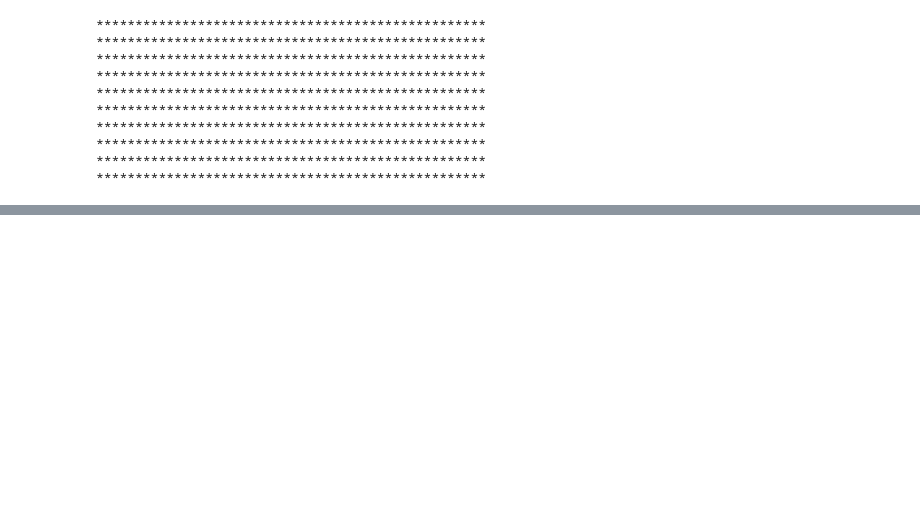
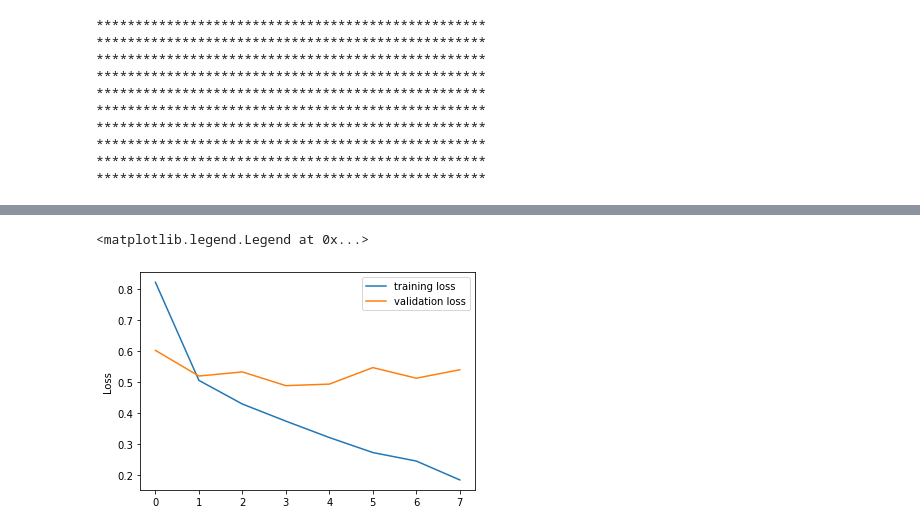
Before and after one commit to Mik3KL0/ML_Python_Proj, a Jupyter notebook: 46341.ipynb, the cells around one changed output, grey strips where cells are left out. Cells and saved outputs as stored; diff of their text form; code cells hidden in the pictures; blank space fills up the shorter version.

```diff
--- a/46341.ipynb
+++ b/46341.ipynb
@@ -63,0 +168,8 @@ X, y = load_images(img_dir, n_images=10000, resize=(50, 50))
+# %%
+plt.plot(history.history['loss'], label = 'training loss')
+plt.plot(history.history['val_loss'], label = 'validation loss')
+plt.ylabel('Loss')
+plt.legend()
+# %% [output]
+<matplotlib.legend.Legend at 0x...>
+[figure, added]
```
Also changed, not shown: parts of 13 cells of this notebook.
